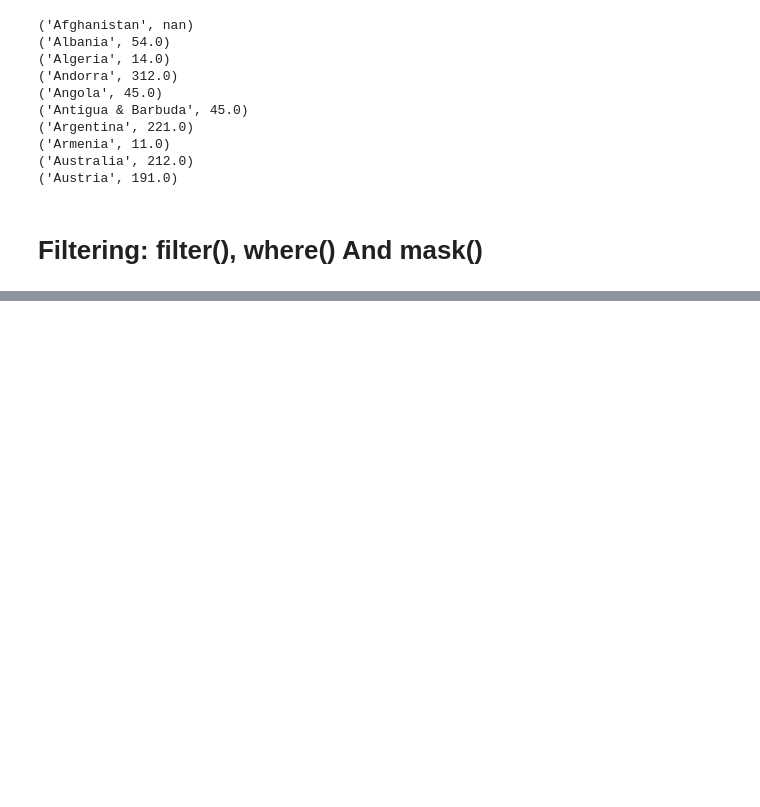
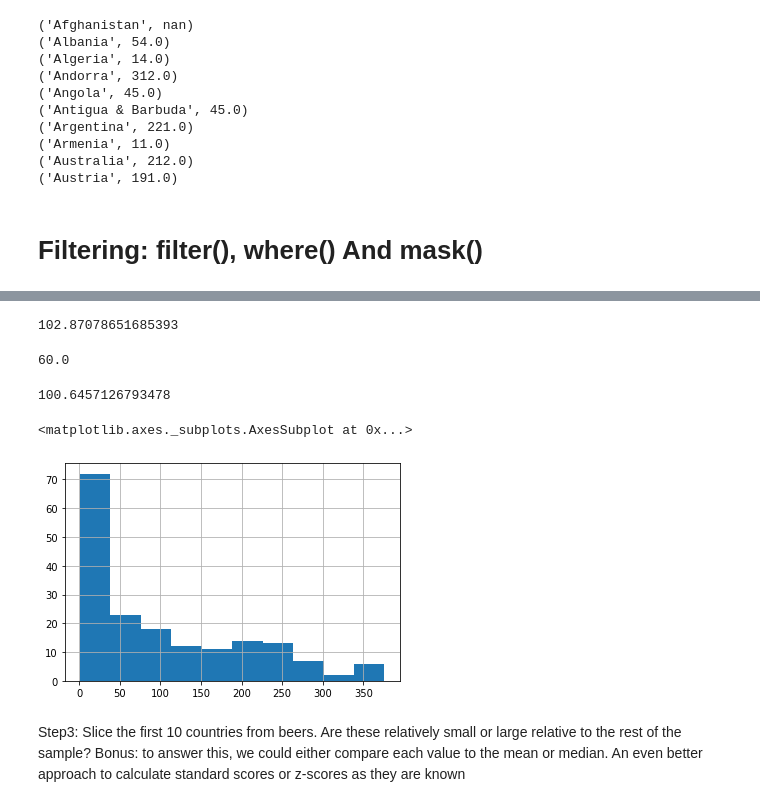
Before and after one commit to Gitanjali1992/pandas, a Jupyter notebook: Series_Methods_and_Handling.ipynb, the cells around one changed output, grey strips where cells are left out. Cells and saved outputs as stored; diff of their text form; code cells hidden in the pictures; blank space fills up the shorter version.

```diff
--- a/Series_Methods_and_Handling.ipynb
+++ b/Series_Methods_and_Handling.ipynb
@@ -1741,0 +2133,4 @@ for i in mini_alc.iteritems():
+# %%
+data_url = 'https://andybek.com/pandas-drinks'
+beers = pd.read_csv(data_url, usecols = ['country', 'beer_servings'], index_col = 'country', squeeze = True)
+beers
@@ -1741,0 +2166,23 @@ for i in mini_alc.iteritems():
+# %%
+beers.mean()
+# %% [output]
+102.87078651685393
+# %%
+beers.median()
+# %% [output]
+60.0
+# %%
+beers.std()
+# %% [output]
+100.6457126793478
+# %%
+beers.hist()
+# right Skewed as mean() > median()
+# %% [output]
+<matplotlib.axes._subplots.AxesSubplot at 0x...>
+[figure, added]
+# %% [markdown]
+Step3: Slice the first 10 countries from beers.
+Are these relatively small or large relative to the rest of the sample?
+Bonus: to answer this, we could either compare each value to the mean or median.
+ An even better approach to calculate standard scores or z-scores as they are known
```
Also changed, not shown: parts of 54 cells of this notebook.
